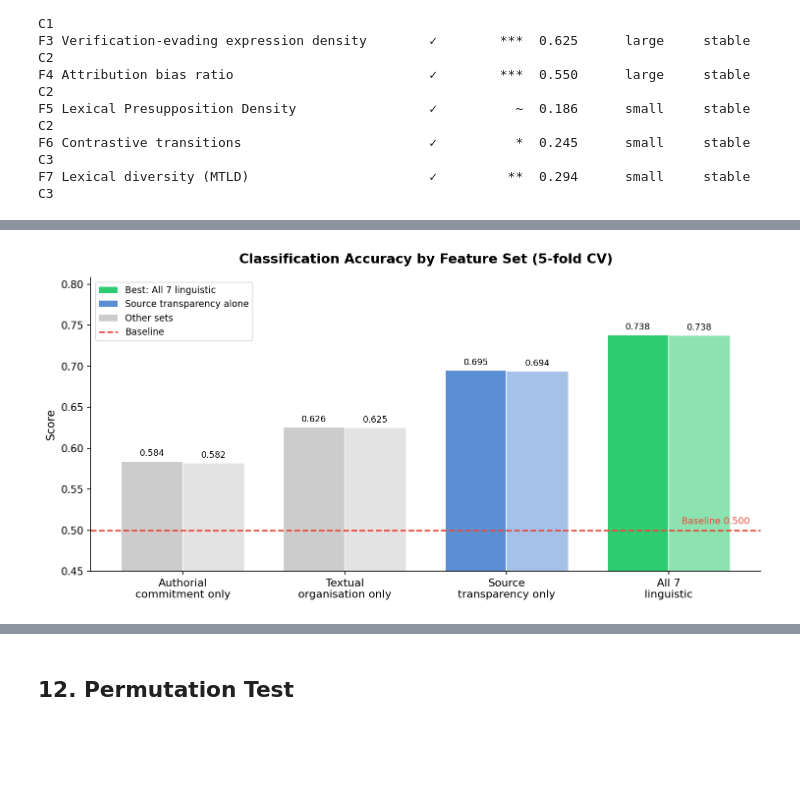
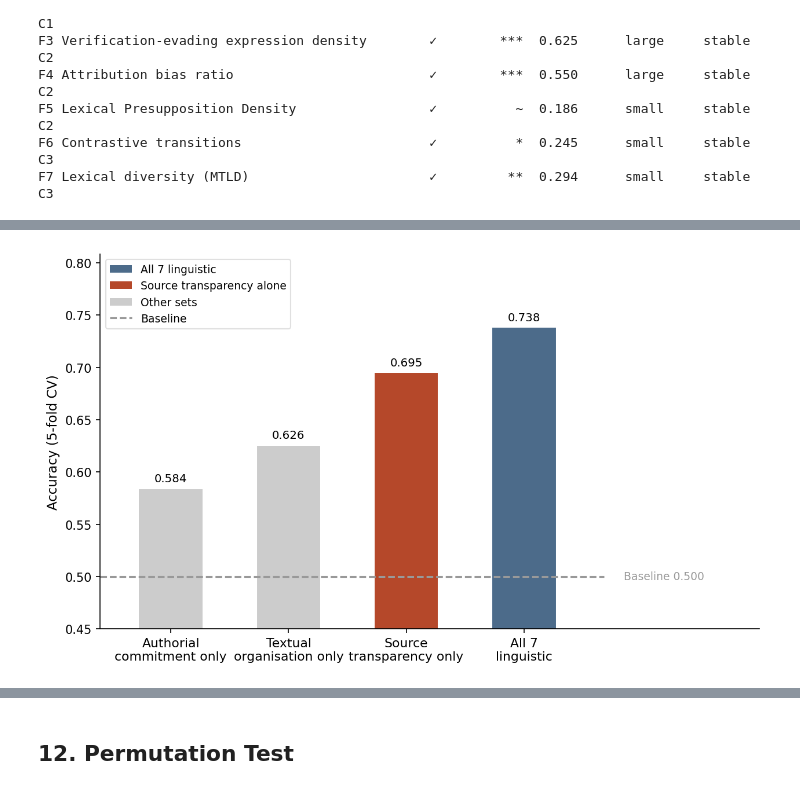
Before and after one commit to maoyuqing50-code/Wiki-Linguistic-Analysis, a Jupyter notebook: wikipedia_analysis_v5_EN.ipynb, the cells around one changed output, grey strips where cells are left out. Cells and saved outputs as stored; diff of their text form; code cells hidden in the pictures; blank space fills up the shorter version.

```diff
--- a/wikipedia_analysis_v5_EN.ipynb
+++ b/wikipedia_analysis_v5_EN.ipynb
@@ -903,6 +902,17 @@ Saved: distributions_v4.png
 # %% [markdown]
 ## 11. Summary Table
 # %%
+
+def effect_size_label(r_rb):
+    if r_rb >= 0.5:
+        return 'large'
+    elif r_rb >= 0.3:
+        return 'medium'
+    elif r_rb >= 0.1:
+        return 'small'
+    else:
+        return 'negligible'
+
 print('=' * 100)
 print('RESULTS SUMMARY, EN (v4, 7 features)')
 print('=' * 100)
@@ -990,44 +953,44 @@ plt.show()
 # %%
 SET_ORDER  = ['Authorial commitment only', 'Textual organisation only',
               'Source transparency only', 'All 7 linguistic']
 SET_LABELS = ['Authorial\ncommitment only', 'Textual\norganisation only',
               'Source\ntransparency only', 'All 7\nlinguistic']
 
 valid = [(l, s) for l, s in zip(SET_LABELS, SET_ORDER) if s in results]
 plot_labels = [v[0] for v in valid]
 acc_vals = [results[v[1]]['acc'] for v in valid]
-f1_vals  = [results[v[1]]['f1']  for v in valid]
-bar_cols = ['#2ECC71' if v[1] == 'All 7 linguistic' else
-            '#5B8FD4' if v[1] == 'Source transparency only' else '#CCCCCC' for v in valid]
+bar_cols = ['#4C6B8A' if v[1] == 'All 7 linguistic' else
+            '#B5482A' if v[1] == 'Source transparency only' else '#CCCCCC' for v in valid]
 
-fig, ax = plt.subplots(figsize=(10, 5))
-xs, w = np.arange(len(acc_vals)), 0.38
-b1 = ax.bar(xs - w/2, acc_vals, width=w, color=bar_cols, edgecolor='white', label='Accuracy')
-b2 = ax.bar(xs + w/2, f1_vals,  width=w, color=bar_cols, edgecolor='white', alpha=0.55, label='F1 macro')
+fig, ax = plt.subplots(figsize=(8.5, 5))
+xs, w = np.arange(len(acc_vals)), 0.55
+bars = ax.bar(xs, acc_vals, width=w, color=bar_cols, edgecolor='white')
+ax.set_xlim(-0.6, len(acc_vals) - 0.5 + 1.5)
 
-ax.axhline(base, color='#E74C3C', linewidth=1.5, linestyle='--')
-ax.text(len(acc_vals) - 0.5, base + 0.005, f'Baseline {base:.3f}',
-        color='#E74C3C', fontsize=9, va='bottom', ha='right')
+ax.axhline(base, color='#999999', linewidth=1.5, linestyle='--',
+           xmax=(len(acc_vals) - 0.5 + 0.18 - ax.get_xlim()[0]) / (ax.get_xlim()[1] - ax.get_xlim()[0]))
+ax.text(len(acc_vals) - 0.5 + 0.35, base, f'Baseline {base:.3f}',
+        color='#999999', fontsize=9, va='center', ha='left')
 
-for rect in list(b1) + list(b2):
+for rect in bars:
     h = rect.get_height()
     ax.text(rect.get_x() + rect.get_width()/2, h + 0.004, f'{h:.3f}',
-            ha='center', va='bottom', fontsize=8.5)
+            ha='center', va='bottom', fontsize=9.5)
 
 ax.set_xticks(xs); ax.set_xticklabels(plot_labels, fontsize=10.5)
-ax.set_ylabel('Score', fontsize=11)
-ax.set_ylim(0.45, max(acc_vals + f1_vals) + 0.07)
-ax.set_title('Classification Accuracy by Feature Set (5-fold CV)', fontsize=13, fontweight='bold', pad=14)
+ax.set_ylabel('Accuracy (5-fold CV)', fontsize=11)
+ax.set_ylim(0.45, max(acc_vals) + 0.07)
+# ax.set_title('Classification Accuracy by Feature Set (5-fold CV)', fontsize=13, fontweight='bold', pad=14)
 
 from matplotlib.patches import Patch
 ax.legend(handles=[
-    Patch(facecolor='#2ECC71', label='Best: All 7 linguistic'),
-    Patch(facecolor='#5B8FD4', label='Source transparency alone'),
+    Patch(facecolor='#4C6B8A', label='All 7 linguistic'),
+    Patch(facecolor='#B5482A', label='Source transparency alone'),
     Patch(facecolor='#CCCCCC', label='Other sets'),
-    plt.Line2D([0],[0], color='#E74C3C', linestyle='--', label='Baseline'),
+    plt.Line2D([0],[0], color='#999999', linestyle='--', label='Baseline'),
 ], fontsize=9, loc='upper left', framealpha=0.9, edgecolor='#DDDDDD')
 plt.tight_layout()
 plt.savefig('fig3_feature_sets.png', dpi=200, bbox_inches='tight', facecolor='white')
 plt.show()
 # %% [output]
-[figure, old version]
+[figure, new version]
```
Also changed, not shown: parts of 8 cells of this notebook.
